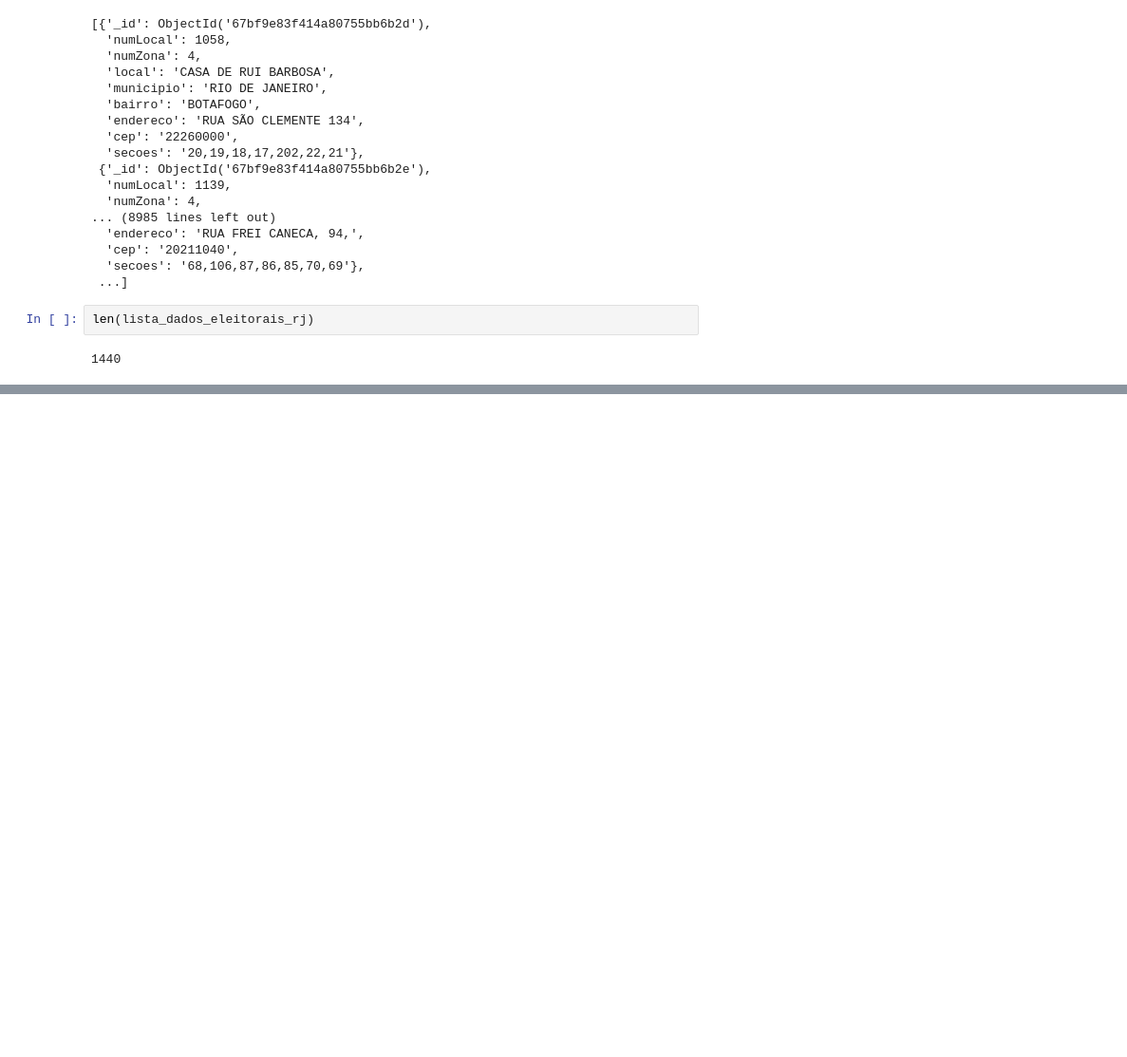
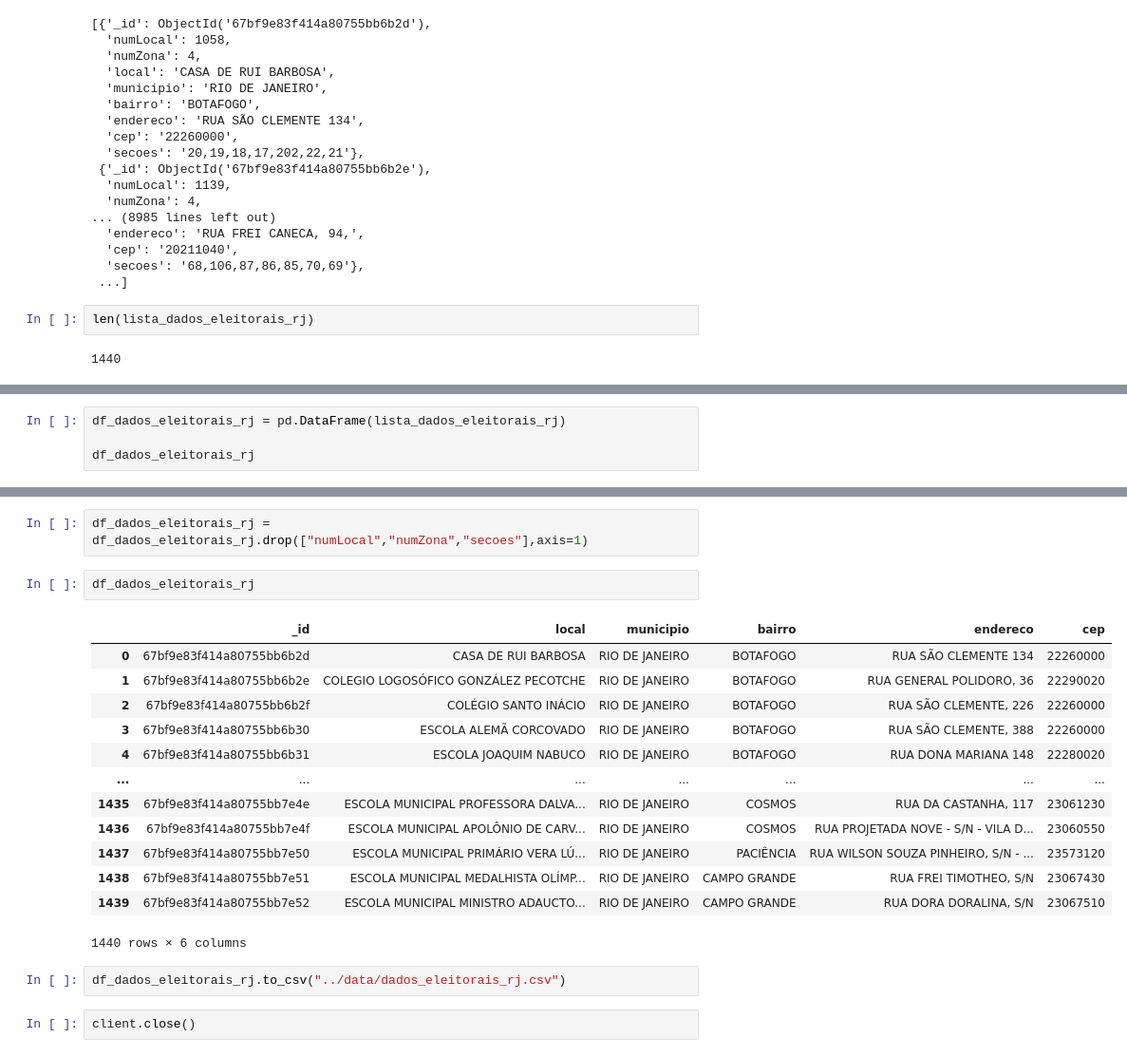
Before and after one commit to diego-ramos98/pipeline-dados-eleitorais, a Jupyter notebook: notebooks/transform_data.ipynb, the cells around one changed output, grey strips where cells are left out. Shown at 95% size. Cells and saved outputs as stored; diff of their text form; blank space fills up the shorter version.

Commit message:
transformado os dados e salvo no arquivo csv

```diff
--- a/notebooks/transform_data.ipynb
+++ b/notebooks/transform_data.ipynb
@@ -146,0 +149,4 @@ len(lista_dados_eleitorais_rj)
+# %%
+df_dados_eleitorais_rj = pd.DataFrame(lista_dados_eleitorais_rj)
+
+df_dados_eleitorais_rj
@@ -146,0 +167,22 @@ len(lista_dados_eleitorais_rj)
+# %%
+df_dados_eleitorais_rj = df_dados_eleitorais_rj.drop(["numLocal","numZona","secoes"],axis=1)
+# %%
+df_dados_eleitorais_rj
+# %% [output]
+|  | _id | local | municipio | bairro | endereco | cep |
+| 0 | 67bf9e83f414a80755bb6b2d | CASA DE RUI BARBOSA | RIO DE JANEIRO | BOTAFOGO | RUA SÃO CLEMENTE 134 | 22260000 |
+| 1 | 67bf9e83f414a80755bb6b2e | COLEGIO LOGOSÓFICO GONZÁLEZ PECOTCHE | RIO DE JANEIRO | BOTAFOGO | RUA GENERAL POLIDORO, 36 | 22290020 |
+| 2 | 67bf9e83f414a80755bb6b2f | COLÉGIO SANTO INÁCIO | RIO DE JANEIRO | BOTAFOGO | RUA SÃO CLEMENTE, 226 | 22260000 |
+| 3 | 67bf9e83f414a80755bb6b30 | ESCOLA ALEMÃ CORCOVADO | RIO DE JANEIRO | BOTAFOGO | RUA SÃO CLEMENTE, 388 | 22260000 |
+| 4 | 67bf9e83f414a80755bb6b31 | ESCOLA JOAQUIM NABUCO | RIO DE JANEIRO | BOTAFOGO | RUA DONA MARIANA 148 | 22280020 |
+| ... | ... | ... | ... | ... | ... | ... |
+| 1435 | 67bf9e83f414a80755bb7e4e | ESCOLA MUNICIPAL PROFESSORA DALVA... | RIO DE JANEIRO | COSMOS | RUA DA CASTANHA, 117 | 23061230 |
+| 1436 | 67bf9e83f414a80755bb7e4f | ESCOLA MUNICIPAL APOLÔNIO DE CARV... | RIO DE JANEIRO | COSMOS | RUA PROJETADA NOVE - S/N - VILA D... | 23060550 |
+| 1437 | 67bf9e83f414a80755bb7e50 | ESCOLA MUNICIPAL PRIMÁRIO VERA LÚ... | RIO DE JANEIRO | PACIÊNCIA | RUA WILSON SOUZA PINHEIRO, S/N - ... | 23573120 |
+| 1438 | 67bf9e83f414a80755bb7e51 | ESCOLA MUNICIPAL MEDALHISTA OLÍMP... | RIO DE JANEIRO | CAMPO GRANDE | RUA FREI TIMOTHEO, S/N | 23067430 |
+| 1439 | 67bf9e83f414a80755bb7e52 | ESCOLA MUNICIPAL MINISTRO ADAUCTO... | RIO DE JANEIRO | CAMPO GRANDE | RUA DORA DORALINA, S/N | 23067510 |
+1440 rows × 6 columns
+# %%
+df_dados_eleitorais_rj.to_csv("../data/dados_eleitorais_rj.csv")
+# %%
+client.close()
```
Also changed, not shown: parts of 2 cells of this notebook, 1 other file.
